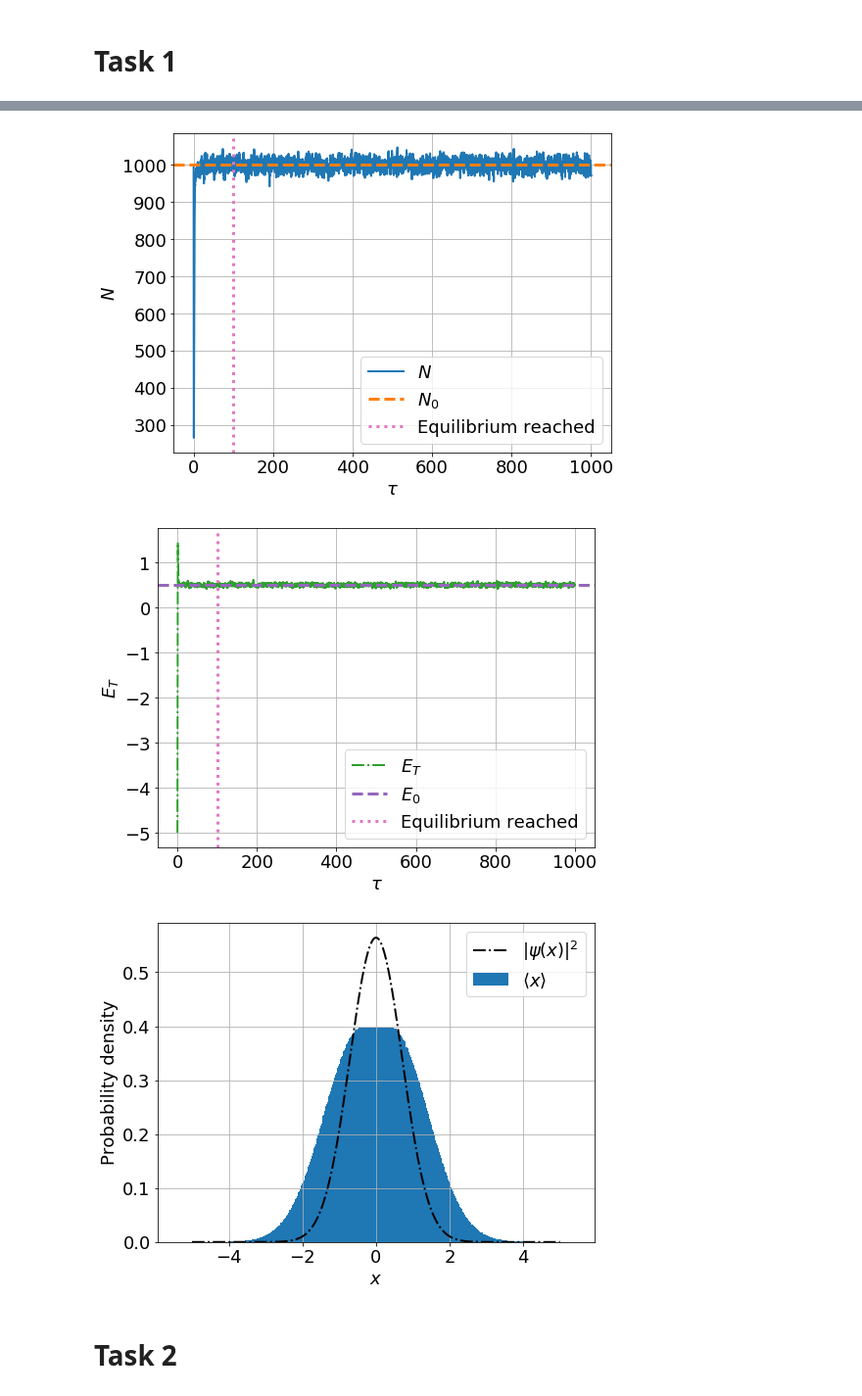
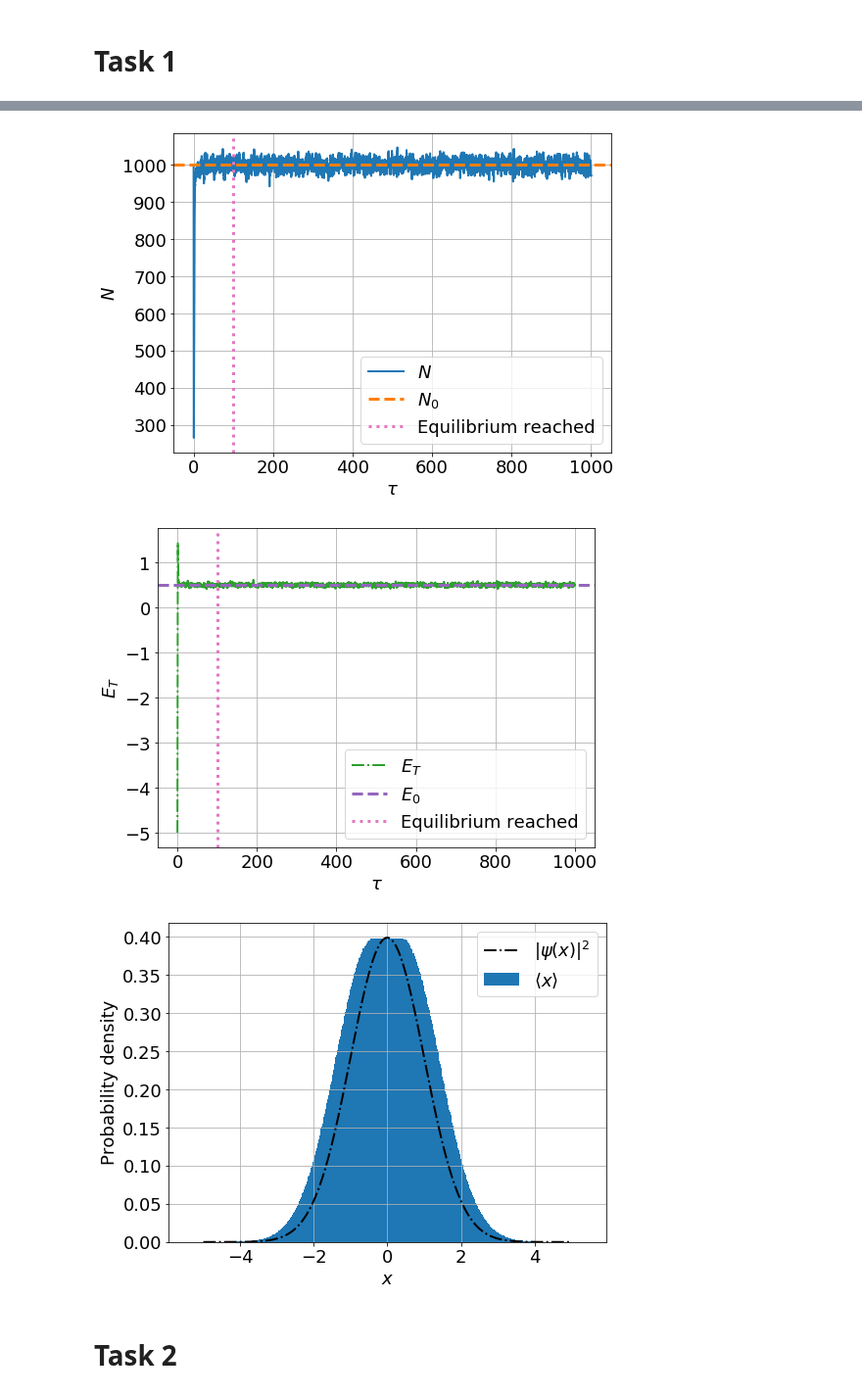
Before and after one commit to elindgren/compphys_homeworks, a Jupyter notebook: H3/H3 - Notebook.ipynb, the cells around one changed output, grey strips where cells are left out. Shown at 98% size. Drawn from its saved outputs; the diff is of its cells as text; code cells hidden in the pictures.

```diff
--- a/H3/H3 - Notebook.ipynb
+++ b/H3/H3 - Notebook.ipynb
@@ -12,7 +12,7 @@ plt.rc('legend', fontsize=18)    # legend fontsize
 # Task 1
 # %%
 def psi0_sq(x):
-    return 1/np.sqrt(np.pi) * np.exp(-x**2)
+    return 1/np.sqrt(2*np.pi) * np.exp(-x**2/2)
 
 data = np.loadtxt("task1.dat")
 hist_data = np.loadtxt("task1_hist.dat")
@@ -66,7 +66,7 @@ avg(ET)=0.5007
 1.0
 [figure]
 [figure]
-[figure, old version]
+[figure, new version]
 # %% [markdown]
 # Task 2
 # %%
```
Also changed, not shown: parts of 3 cells of this notebook, 6 other files.
